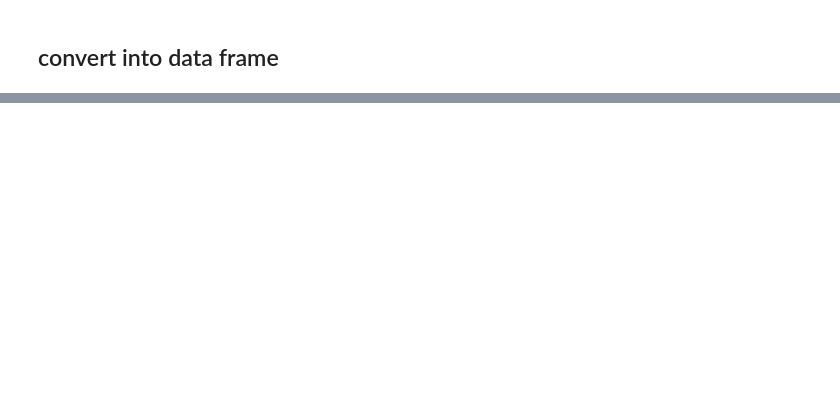
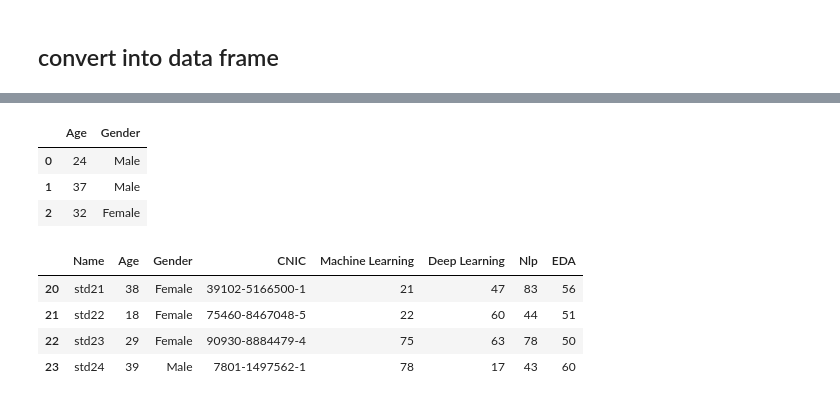
Before and after one commit to jahanzeb001/AI_Course, a Jupyter notebook: notebooks/EDA.ipynb, the cells around one changed output, grey strips where cells are left out. Cells and saved outputs as stored; diff of their text form; code cells hidden in the pictures; blank space fills up the shorter version.

```diff
--- a/notebooks/EDA.ipynb
+++ b/notebooks/EDA.ipynb
@@ -125,0 +142,16 @@ df.to_csv('student_records.csv')
+# %%
+# select age and gender first(3 columns)
+df[['Age','Gender']][:3]
+# %% [output]
+|  | Age | Gender |
+| 0 | 24 | Male |
+| 1 | 37 | Male |
+| 2 | 32 | Female |
+# %%
+df.iloc[20:24]
+# %% [output]
+|  | Name | Age | Gender | CNIC | Machine Learning | Deep Learning | Nlp | EDA |
+| 20 | std21 | 38 | Female | 39102-5166500-1 | 21 | 47 | 83 | 56 |
+| 21 | std22 | 18 | Female | 75460-8467048-5 | 22 | 60 | 44 | 51 |
+| 22 | std23 | 29 | Female | 90930-8884479-4 | 75 | 63 | 78 | 50 |
+| 23 | std24 | 39 | Male | 7801-1497562-1 | 78 | 17 | 43 | 60 |
```
Also changed, not shown: parts of 37 cells of this notebook, 2 other files.
